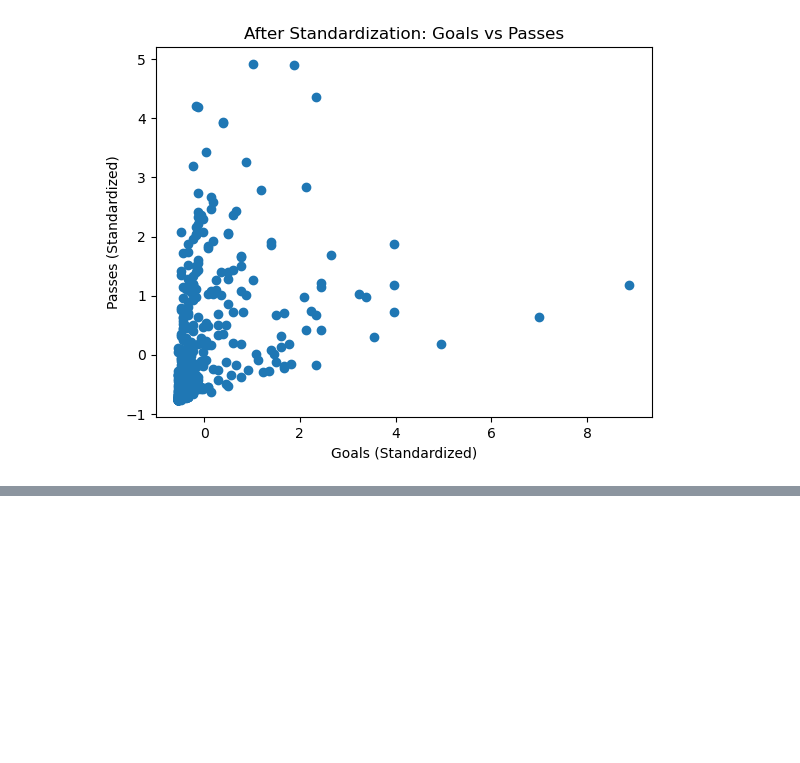
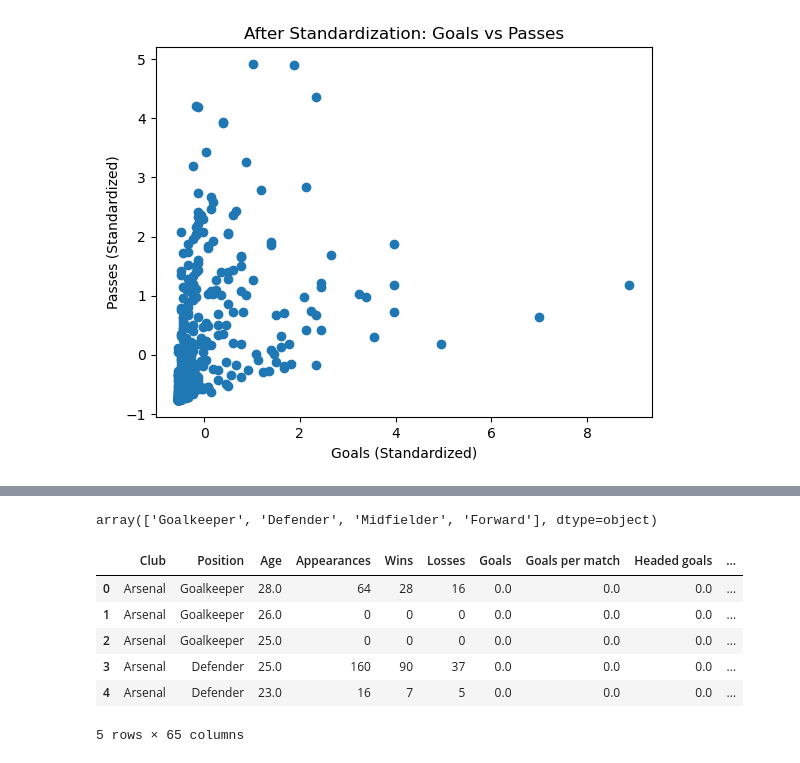
Before and after one commit to springboardmentor1979b-cmyk/ScoreSight---Predicting-EPL-Points-Tally-Top-Scorer, a Jupyter notebook: notebook.ipynb, the cells around one changed output, grey strips where cells are left out. Cells and saved outputs as stored; diff of their text form; code cells hidden in the pictures; blank space fills up the shorter version.

```diff
--- a/notebook.ipynb
+++ b/notebook.ipynb
@@ -418,0 +487,57 @@ plt.show()
+# %%
+raw_data_copy['Tackle success %'] = (
+    raw_data_copy['Tackle success %']
+    .fillna(0)
+    .astype(float)
+)
+# %%
+# defining all the role based columns at one place, to then handle the nan values
+role_based_cols = set(
+    goal_keeper_cols +
+    defender_cols +
+    midfielder_cols +
+    attacker_cols
+)
+# %%
+raw_data_copy['Position'].unique()
+# %% [output]
+array(['Goalkeeper', 'Defender', 'Midfielder', 'Forward'], dtype=object)
+# %%
+# creating a function for role aware nan handling of the rows, for example for a given row, we will check the position to which the plaeyr belongs, and then the nans in all the non-role columns will be set to 0
+def fill_role_based_nans(df):
+    df = df.copy()
+
+    for idx, row in df.iterrows():
+        pos = row['Position']
+
+        if pos == 'Goalkeeper':
+            allowed = set(goal_keeper_cols)
+        elif pos == 'Defender':
+            allowed = set(defender_cols)
+        elif pos == 'Midfielder':
+            allowed = set(midfielder_cols)
+        elif pos == 'Forward':
+            allowed = set(attacker_cols)
+        else:
+            continue
+
+        # columns that should be zero for this role
+        zero_cols = role_based_cols - allowed
+
+        for col in zero_cols:
+            if col in df.columns:
+                df.at[idx, col] = 0
+
+    return df
+# %%
+raw_data_copy = fill_role_based_nans(raw_data_copy)
+# %%
+raw_data_copy.head()
+# %% [output]
+|  | Club | Position | Age | Appearances | Wins | Losses | Goals | Goals per match | Headed goals | ... |
+| 0 | Arsenal | Goalkeeper | 28.0 | 64 | 28 | 16 | 0.0 | 0.0 | 0.0 | ... |
+| 1 | Arsenal | Goalkeeper | 26.0 | 0 | 0 | 0 | 0.0 | 0.0 | 0.0 | ... |
+| 2 | Arsenal | Goalkeeper | 25.0 | 0 | 0 | 0 | 0.0 | 0.0 | 0.0 | ... |
+| 3 | Arsenal | Defender | 25.0 | 160 | 90 | 37 | 0.0 | 0.0 | 0.0 | ... |
+| 4 | Arsenal | Defender | 23.0 | 16 | 7 | 5 | 0.0 | 0.0 | 0.0 | ... |
+5 rows × 65 columns
```
Also changed, not shown: parts of 71 cells of this notebook.
